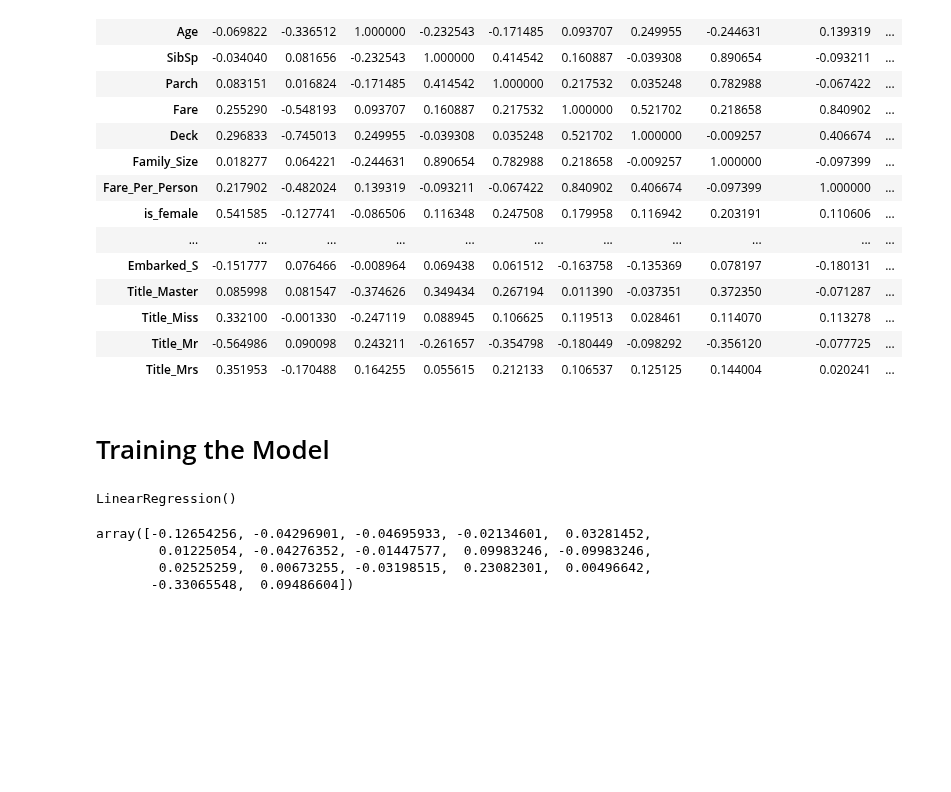
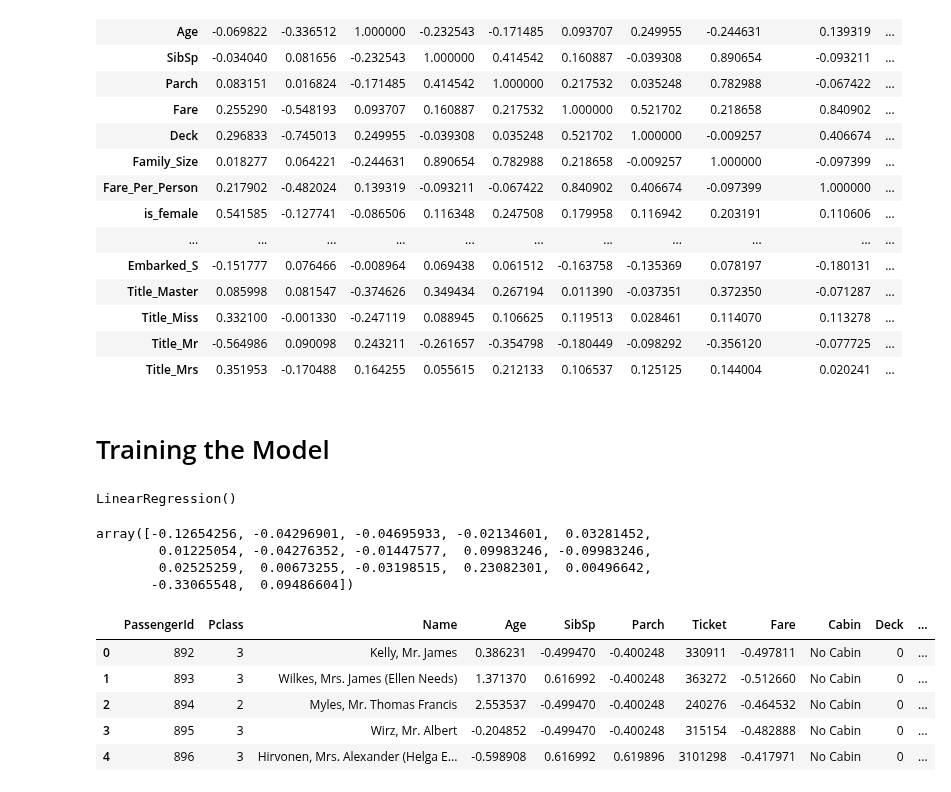
Before and after one commit to alliajagbe/titanic-survival, a Jupyter notebook: survival.ipynb, the cells around one changed output. Cells and saved outputs as stored; diff of their text form; code cells hidden in the pictures; blank space fills up the shorter version.

Commit message:
new test data

```diff
--- a/survival.ipynb
+++ b/survival.ipynb
@@ -478,3 +478,12 @@ test_copy = pd.get_dummies(test_copy, columns=["Title"], prefix=["Title"])
 # %%
 # label encoding for the deck column because it is ordinal
 test_copy['Deck'] = test_copy['Deck'].map({'No Cabin': 0, 'A':8, 'B':7, 'C':6, 'D':5, 'E':4, 'F':3, 'G':2, 'T':1})
+# %%
+test_copy.head()
+# %% [output]
+|  | PassengerId | Pclass | Name | Age | SibSp | Parch | Ticket | Fare | Cabin | Deck | ... |
+| 0 | 892 | 3 | Kelly, Mr. James | 0.386231 | -0.499470 | -0.400248 | 330911 | -0.497811 | No Cabin | 0 | ... |
+| 1 | 893 | 3 | Wilkes, Mrs. James (Ellen Needs) | 1.371370 | 0.616992 | -0.400248 | 363272 | -0.512660 | No Cabin | 0 | ... |
+| 2 | 894 | 2 | Myles, Mr. Thomas Francis | 2.553537 | -0.499470 | -0.400248 | 240276 | -0.464532 | No Cabin | 0 | ... |
+| 3 | 895 | 3 | Wirz, Mr. Albert | -0.204852 | -0.499470 | -0.400248 | 315154 | -0.482888 | No Cabin | 0 | ... |
+| 4 | 896 | 3 | Hirvonen, Mrs. Alexander (Helga E... | -0.598908 | 0.616992 | 0.619896 | 3101298 | -0.417971 | No Cabin | 0 | ... |
```
